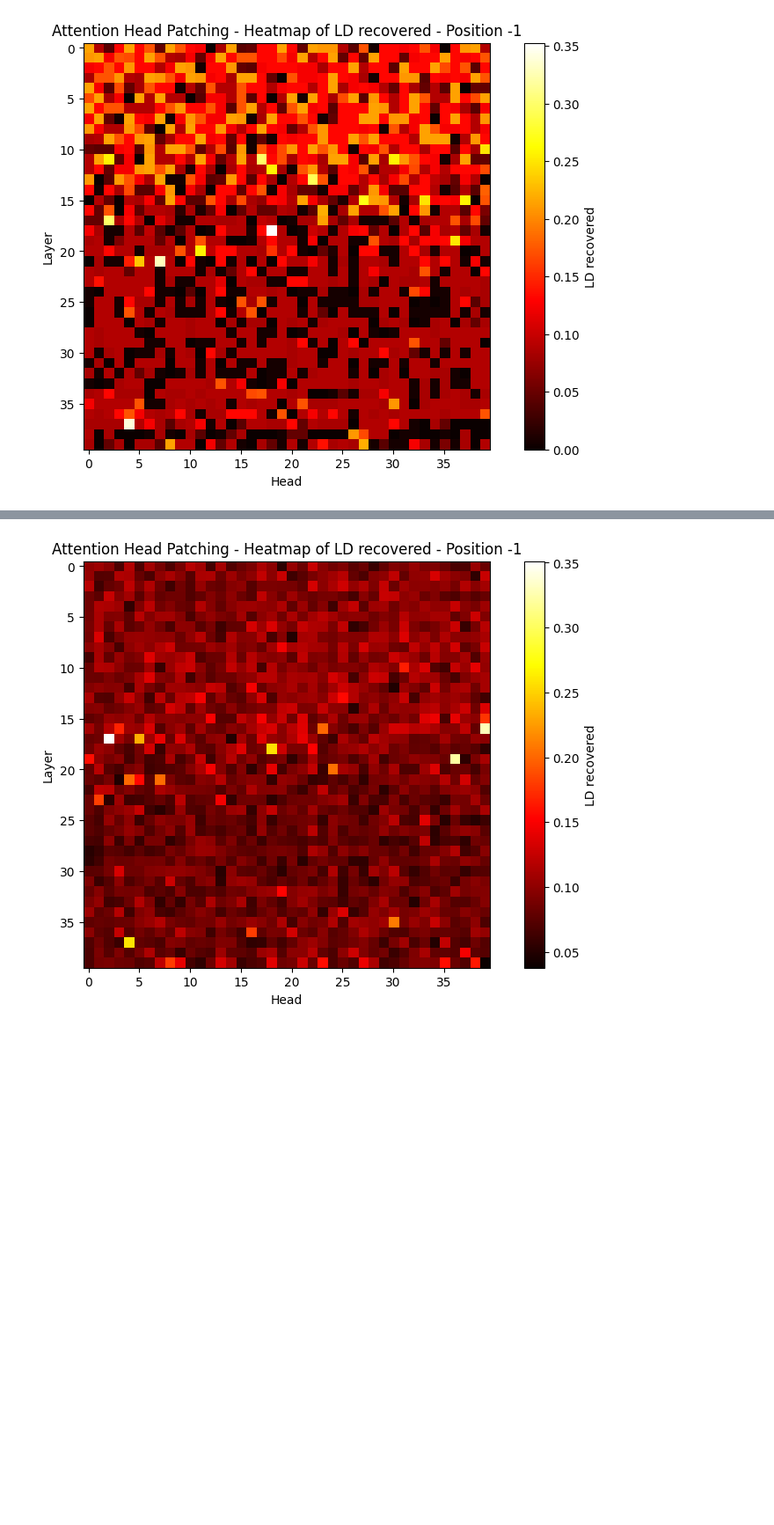
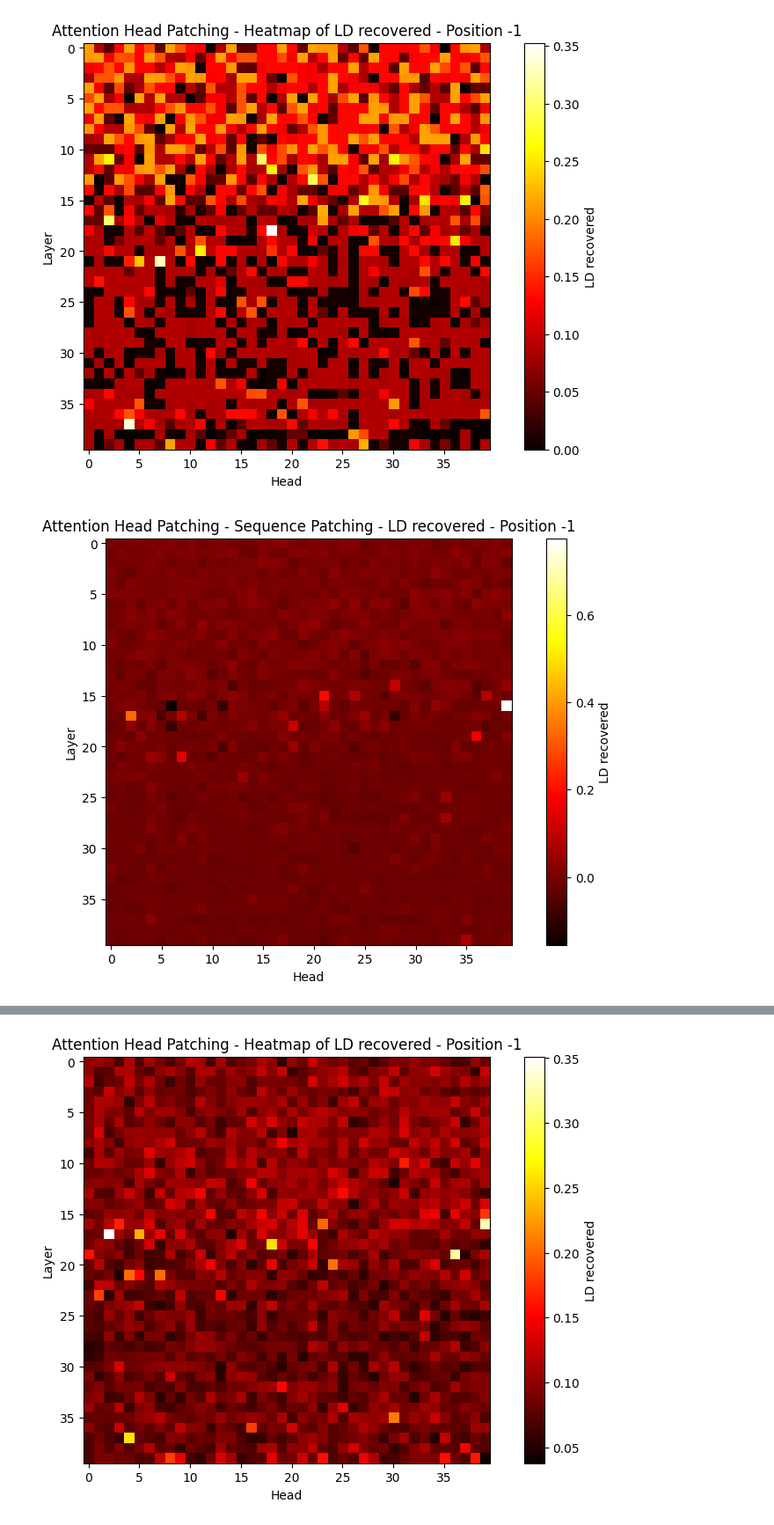
Before and after one commit to abhay-sheshadri/quirky_interp, a Jupyter notebook: coarse_grained_patching.ipynb, the cells around one changed output, grey strips where cells are left out. Shown at 88% size. Cells and saved outputs as stored; diff of their text form; code cells hidden in the pictures; blank space fills up the shorter version.

Commit message:
add attention head patching results

```diff
--- a/coarse_grained_patching.ipynb
+++ b/coarse_grained_patching.ipynb
@@ -1100,3 +1100,17 @@ plt.colorbar(label="LD recovered")
 plt.show()
 # %% [output]
 [figure]
+# %%
+heatmap = torch.load("z_patching_results_unbatched_-1_alt.pt")
+heatmap = np.array(heatmap).mean(axis=0)
+plt.figure(figsize=(10, 6))
+plt.title("Attention Head Patching - Sequence Patching - LD recovered - Position -1")
+plt.xlabel("Head")
+plt.ylabel("Layer")
+
+plt.imshow(heatmap, cmap='hot', interpolation='nearest')
+plt.colorbar(label="LD recovered")
+
+plt.show()
+# %% [output]
+[figure, added]
```
Also changed, not shown: parts of 6 cells of this notebook, 5 other files.
